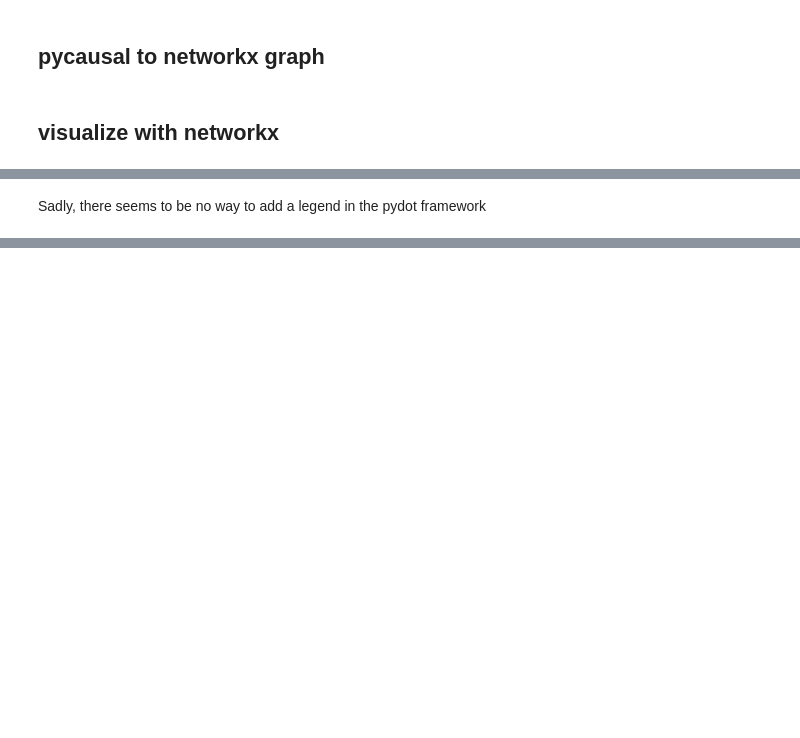
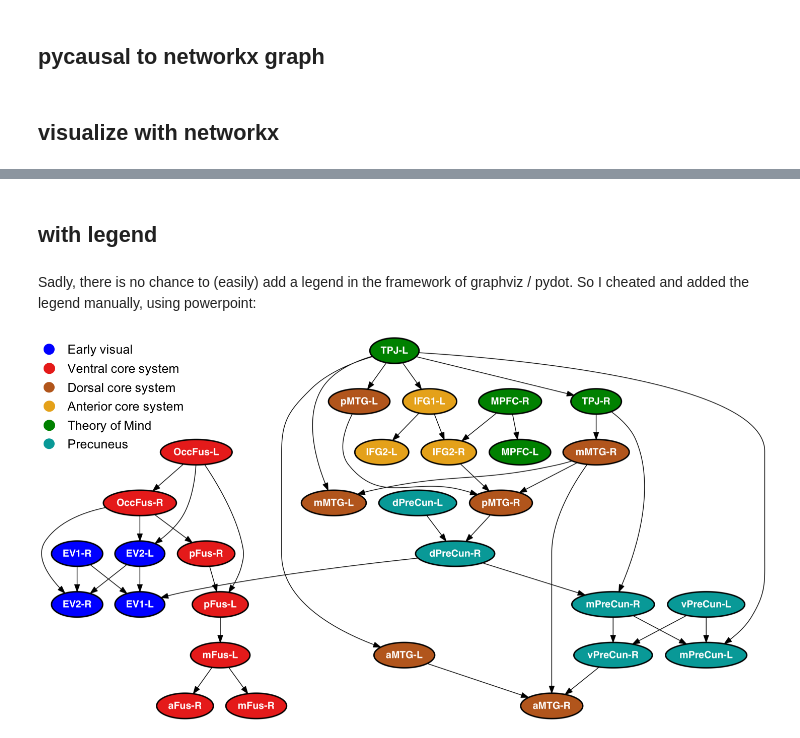
Before and after one commit to oliver-contier/famface-temporal-dynamics, a Jupyter notebook: notebooks/graph_visualization.ipynb, the cells around one changed output, grey strips where cells are left out. Saved outputs shown, nothing was run; the diff lists cells and outputs as text; code cells hidden in the pictures; blank space fills up the shorter version.

Commit message:
added legend (manually) and rendered in notebook

```diff
--- a/notebooks/graph_visualization.ipynb
+++ b/notebooks/graph_visualization.ipynb
@@ -194,8 +194,6 @@ for node in lofs.graph.get_nodes():
         node.set_fillcolor('#099997')
     else:
         node.set_color('black') # fallback
-# %% [markdown]
-Sadly, there seems to be no way to add a legend in the pydot framework
 # %%
 plot_svg(lofs)
 # %% [output]
@@ -208,3 +206,12 @@ def save_images2png(images_instance, outname, dpi=300):
     dot.write_png(outname)
 
 save_images2png(lofs,'lofs_residuals_color.png')
+# %% [markdown]
+## with legend
+# %% [markdown]
+Sadly, there is no chance to (easily) add a legend in the framework of graphviz / pydot. So I cheated and added the legend manually, using powerpoint:
+# %%
+from IPython.display import Image
+Image('lofs_residuals_color_legend_margin2.png')
+# %% [output]
+[figure, added]
```
Also changed, not shown: parts of 5 cells of this notebook.
